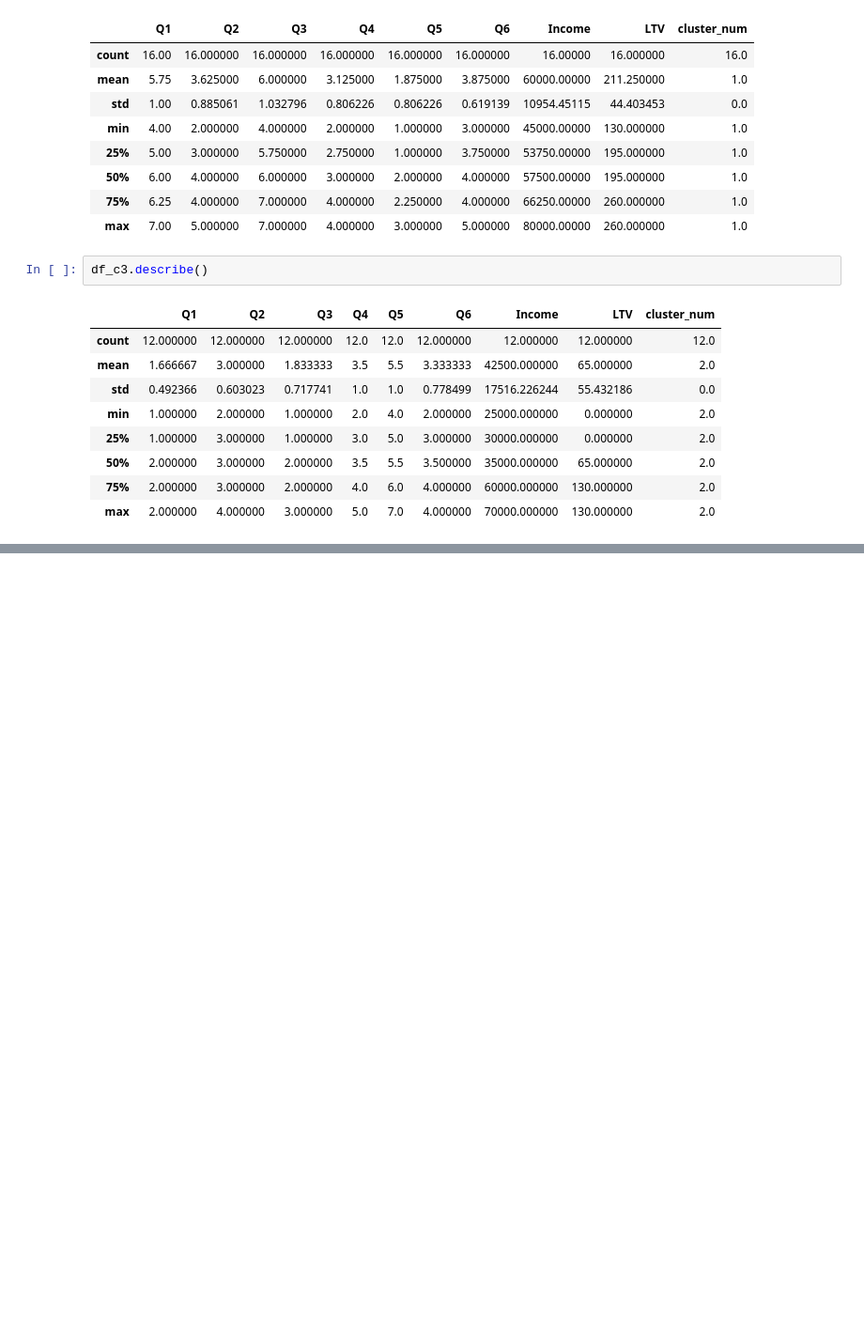
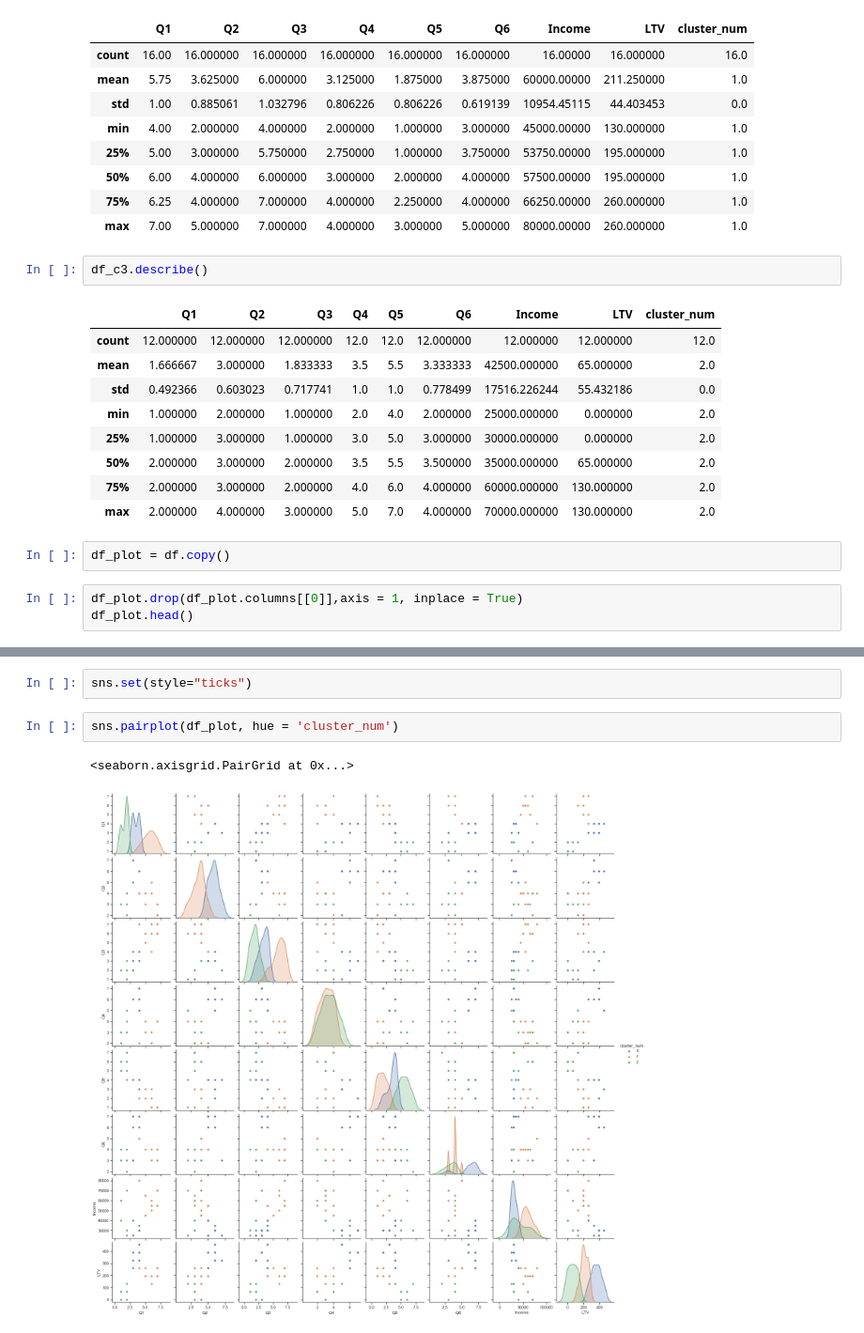
Before and after one commit to ajbattan/marketing_analytics, a Jupyter notebook: Survey_Cluster_Analysis.ipynb, the cells around one changed output, grey strips where cells are left out. Shown at 94% size. Cells and saved outputs as stored; diff of their text form; blank space fills up the shorter version.

```diff
--- a/Survey_Cluster_Analysis.ipynb
+++ b/Survey_Cluster_Analysis.ipynb
@@ -163,3 +164,8 @@ df_c3.describe()
 | 50% | 2.000000 | 3.000000 | 2.000000 | 3.5 | 5.5 | 3.500000 | 35000.000000 | 65.000000 | 2.0 |
 | 75% | 2.000000 | 3.000000 | 2.000000 | 4.0 | 6.0 | 4.000000 | 60000.000000 | 130.000000 | 2.0 |
 | max | 2.000000 | 4.000000 | 3.000000 | 5.0 | 7.0 | 4.000000 | 70000.000000 | 130.000000 | 2.0 |
+# %%
+df_plot = df.copy()
+# %%
+df_plot.drop(df_plot.columns[[0]],axis = 1, inplace = True)
+df_plot.head()
@@ -165,0 +179,7 @@ df_c3.describe()
+# %%
+sns.set(style="ticks")
+# %%
+sns.pairplot(df_plot, hue = 'cluster_num')
+# %% [output]
+<seaborn.axisgrid.PairGrid at 0x...>
+[figure, added]
```
Also changed, not shown: parts of 3 cells of this notebook.
